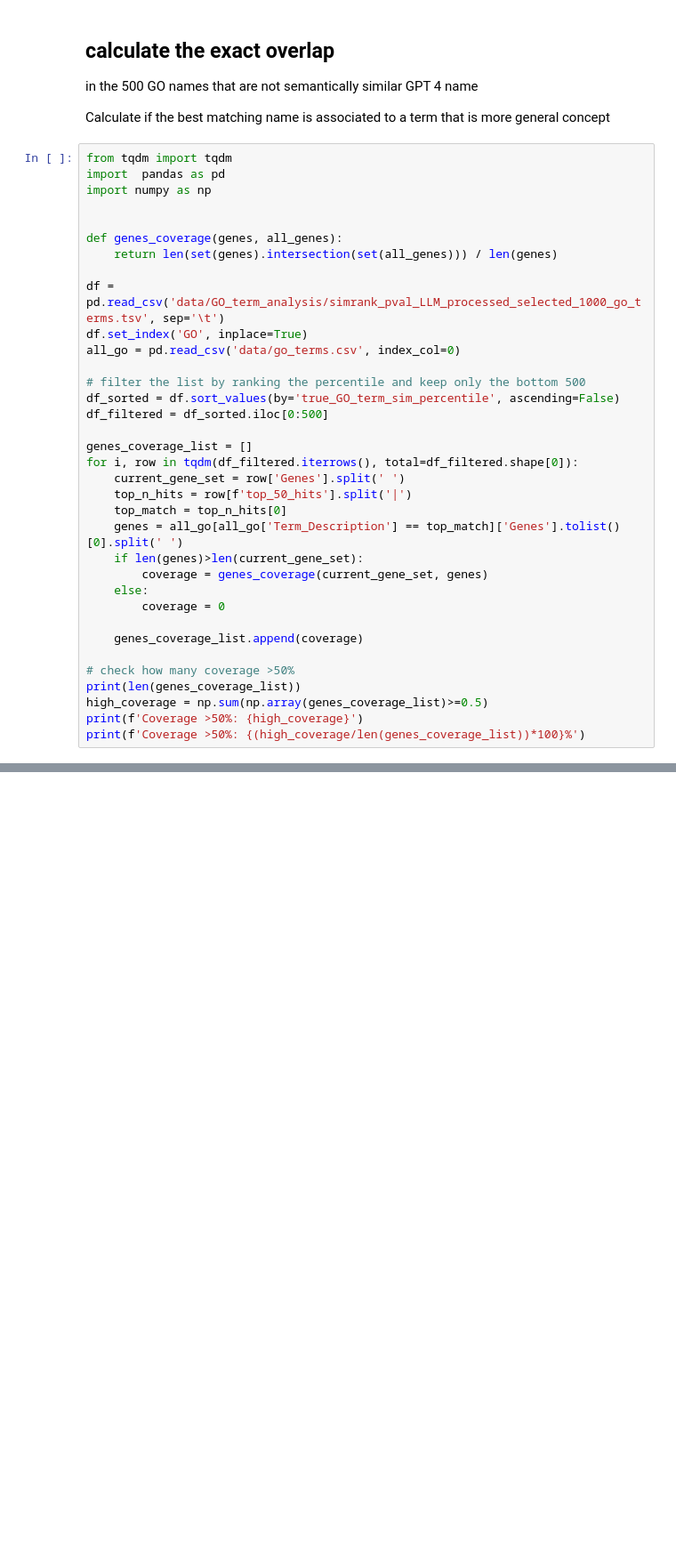
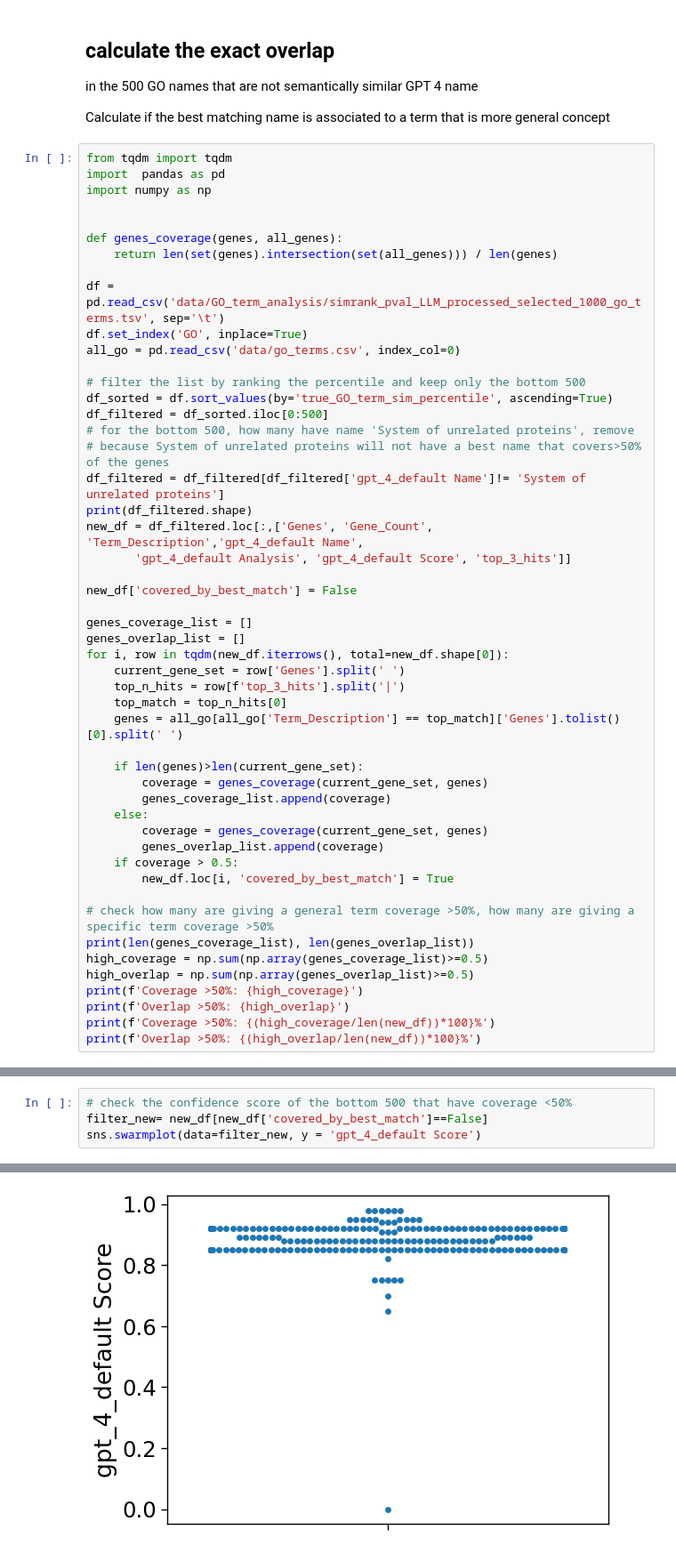
Before and after one commit to idekerlab/llm_evaluation_for_gene_set_interpretation, a Jupyter notebook: 3.[GO set]Evaluate_gene_set_similarity.ipynb, the cells around one changed output, grey strips where cells are left out. Shown: that part at 89% size. Saved outputs shown, nothing was run; the diff lists cells and outputs as text; blank space fills up the shorter version.

```diff
--- a/3.[GO set]Evaluate_gene_set_similarity.ipynb
+++ b/3.[GO set]Evaluate_gene_set_similarity.ipynb
@@ -252,25 +256,40 @@ df.set_index('GO', inplace=True)
 all_go = pd.read_csv('data/go_terms.csv', index_col=0)
 
 # filter the list by ranking the percentile and keep only the bottom 500
-df_sorted = df.sort_values(by='true_GO_term_sim_percentile', ascending=False)
+df_sorted = df.sort_values(by='true_GO_term_sim_percentile', ascending=True)
 df_filtered = df_sorted.iloc[0:500]
+# for the bottom 500, how many have name 'System of unrelated proteins', remove
+# because System of unrelated proteins will not have a best name that covers>50% of the genes
+df_filtered = df_filtered[df_filtered['gpt_4_default Name']!= 'System of unrelated proteins']
+print(df_filtered.shape)
+new_df = df_filtered.loc[:,['Genes', 'Gene_Count', 'Term_Description','gpt_4_default Name',
+       'gpt_4_default Analysis', 'gpt_4_default Score', 'top_3_hits']]
+
+new_df['covered_by_best_match'] = False
 
 genes_coverage_list = []
-for i, row in tqdm(df_filtered.iterrows(), total=df_filtered.shape[0]):
+genes_overlap_list = []
+for i, row in tqdm(new_df.iterrows(), total=new_df.shape[0]):
     current_gene_set = row['Genes'].split(' ')
-    top_n_hits = row[f'top_50_hits'].split('|')
+    top_n_hits = row[f'top_3_hits'].split('|')
     top_match = top_n_hits[0]
     genes = all_go[all_go['Term_Description'] == top_match]['Genes'].tolist()[0].split(' ')
+
     if len(genes)>len(current_gene_set):
         coverage = genes_coverage(current_gene_set, genes)
+        genes_coverage_list.append(coverage)
     else:
-        coverage = 0
+        coverage = genes_coverage(current_gene_set, genes)
+        genes_overlap_list.append(coverage)
+    if coverage > 0.5:
+        new_df.loc[i, 'covered_by_best_match'] = True
 
-    genes_coverage_list.append(coverage)
-
-# check how many coverage >50%
-print(len(genes_coverage_list))
+# check how many are giving a general term coverage >50%, how many are giving a specific term coverage >50%
+print(len(genes_coverage_list), len(genes_overlap_list))
 high_coverage = np.sum(np.array(genes_coverage_list)>=0.5)
+high_overlap = np.sum(np.array(genes_overlap_list)>=0.5)
 print(f'Coverage >50%: {high_coverage}')
-print(f'Coverage >50%: {(high_coverage/len(genes_coverage_list))*100}%')
+print(f'Overlap >50%: {high_overlap}')
+print(f'Coverage >50%: {(high_coverage/len(new_df))*100}%')
+print(f'Overlap >50%: {(high_overlap/len(new_df))*100}%')
 # %% [output]
@@ -279,0 +302,5 @@ Coverage >50%: 47.199999999999996%
+# %%
+# check the confidence score of the bottom 500 that have coverage <50%
+filter_new= new_df[new_df['covered_by_best_match']==False]
+sns.swarmplot(data=filter_new, y = 'gpt_4_default Score')
+# %% [output]
@@ -279,0 +308 @@ Coverage >50%: 47.199999999999996%
+[figure, added]
```
Also changed, not shown: parts of 7 cells of this notebook, 2 other files.
